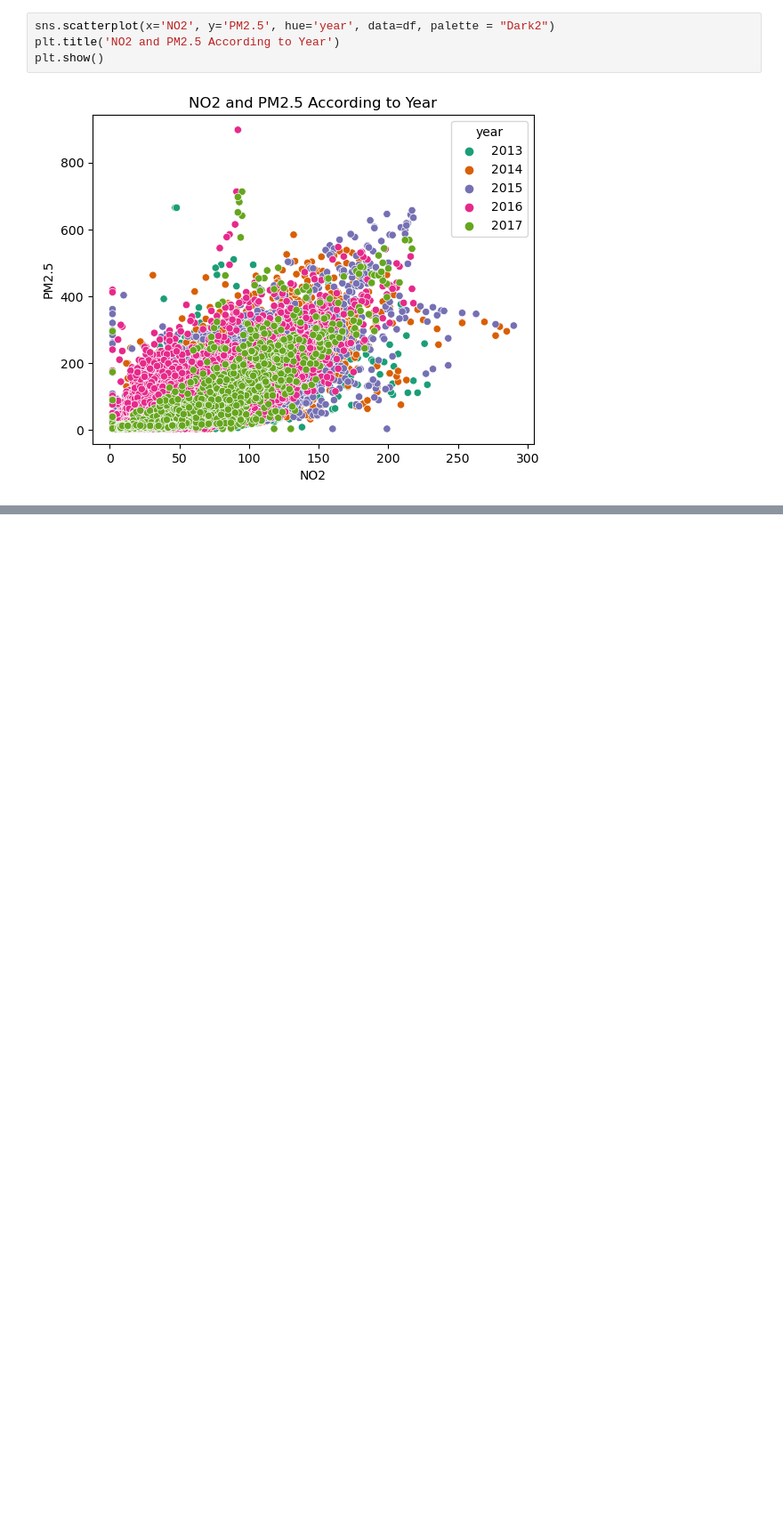
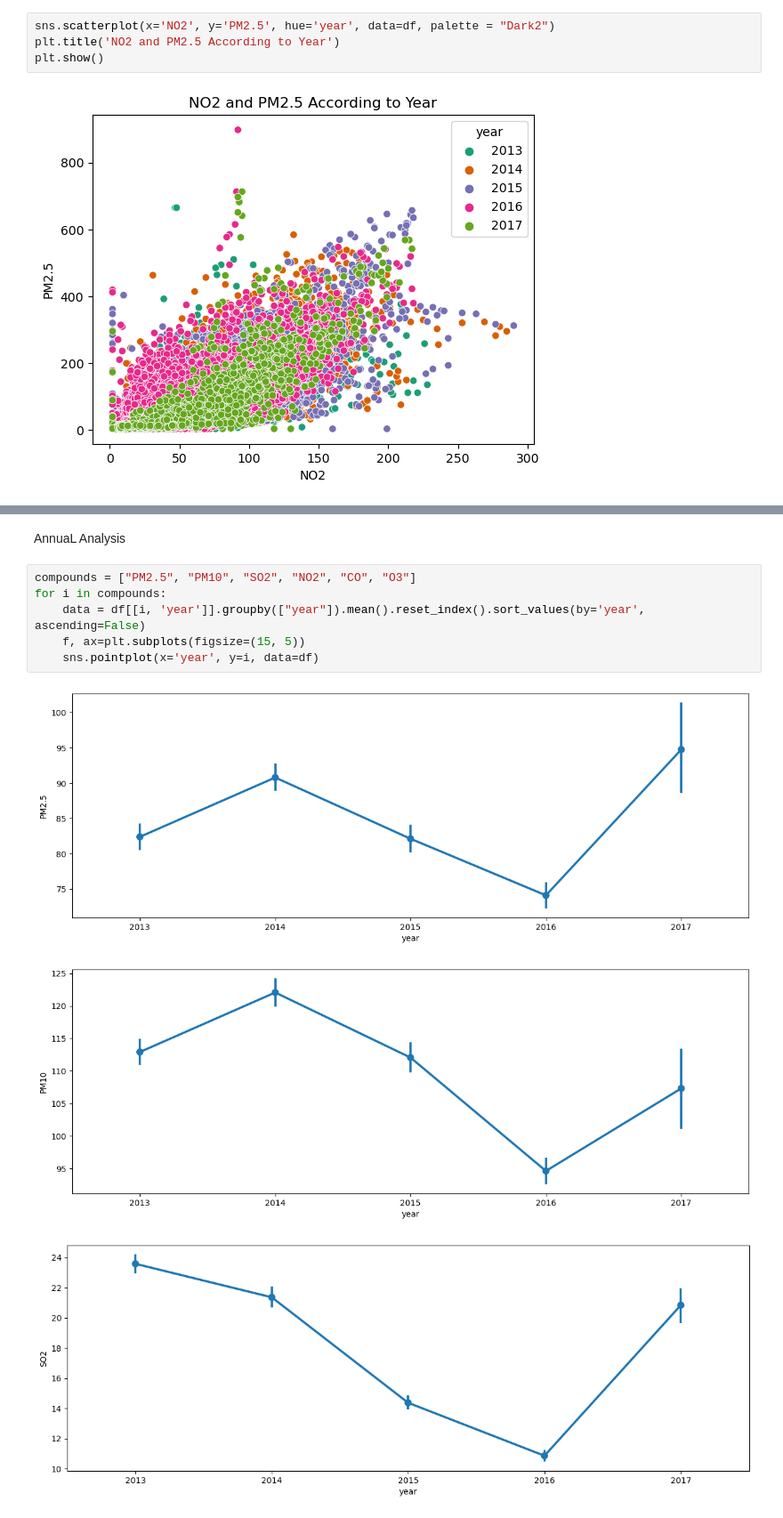
Before and after one commit to kavin-cmd/Air-Quality-forecasting, a Jupyter notebook: prediction_regression.ipynb, the cells around one changed output, grey strips where cells are left out. Shown at 89% size. Saved outputs shown, nothing was run; the diff lists cells and outputs as text; blank space fills up the shorter version.

```diff
--- a/prediction_regression.ipynb
+++ b/prediction_regression.ipynb
@@ -185,0 +203,12 @@ plt.show()
+# %% [markdown]
+AnnuaL Analysis
+# %%
+compounds = ["PM2.5", "PM10", "SO2", "NO2", "CO", "O3"]
+for i in compounds:
+    data = df[[i, 'year']].groupby(["year"]).mean().reset_index().sort_values(by='year', ascending=False)
+    f, ax=plt.subplots(figsize=(15, 5))
+    sns.pointplot(x='year', y=i, data=df)
+# %% [output]
+[figure, added]
+[figure, added]
+[figure, added]
```
Also changed, not shown: parts of 11 cells of this notebook, 6 other files.
